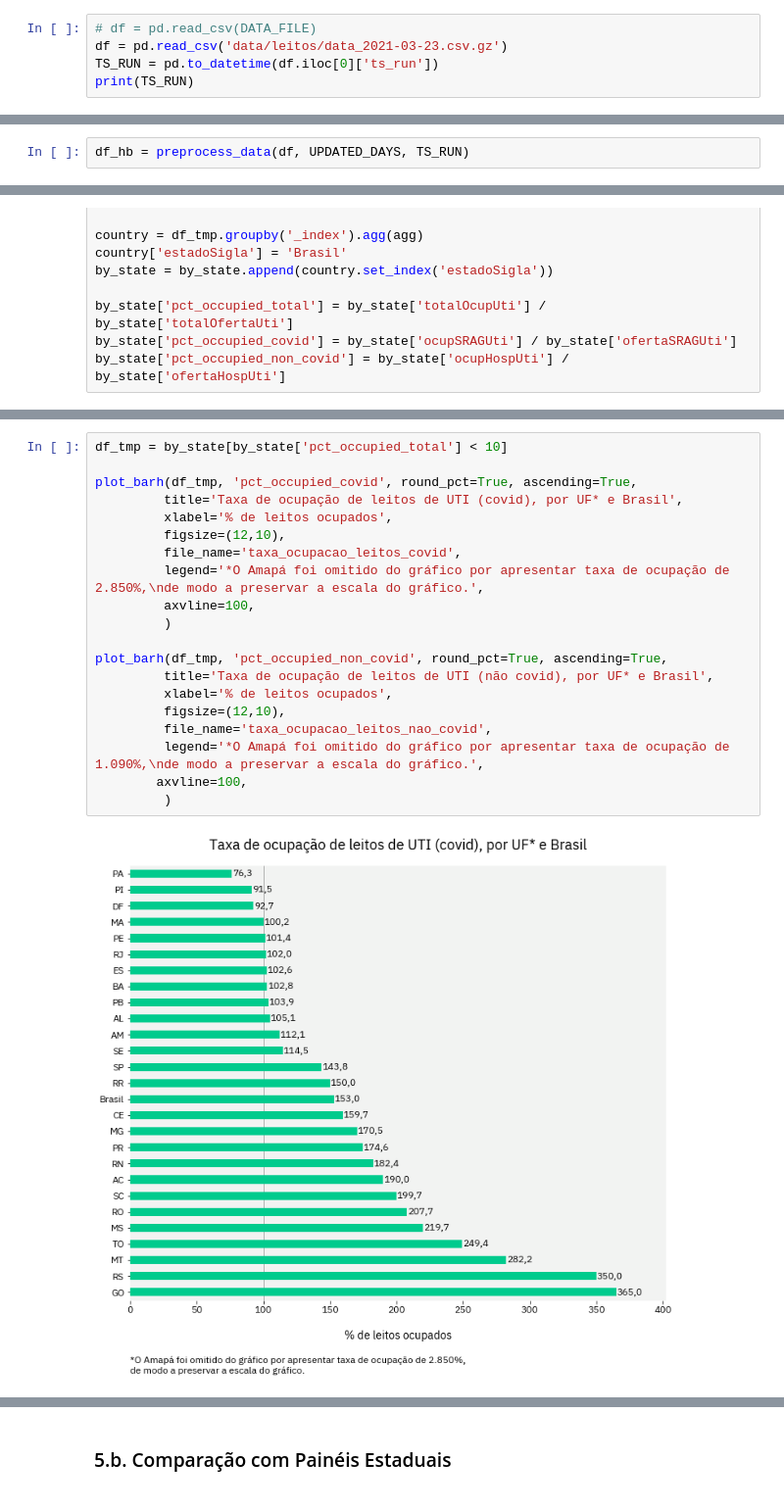
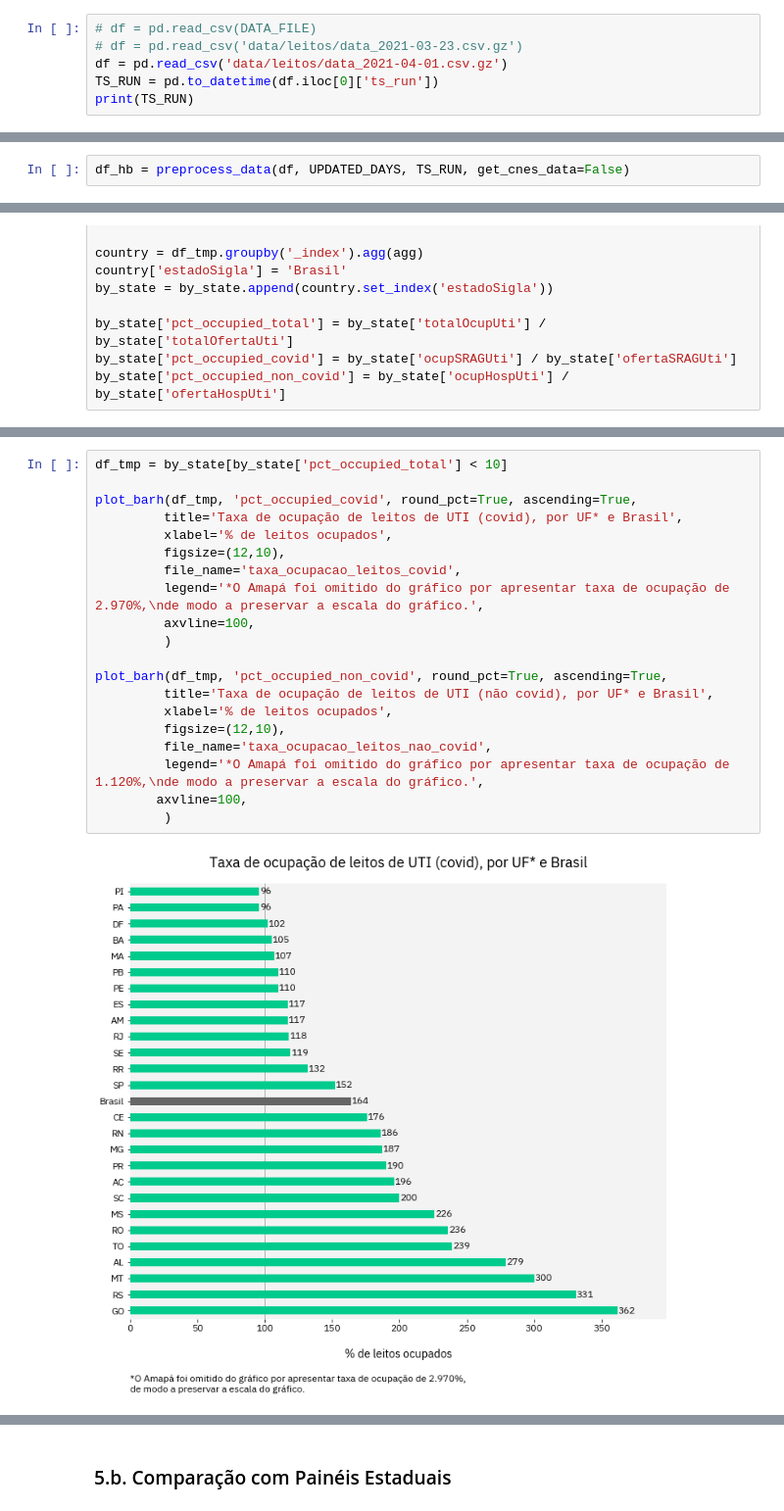
Before and after one commit to okfn-brasil/transparencia-leitos-covid-analise, a Jupyter notebook: Analysis.ipynb, the cells around one changed output, grey strips where cells are left out. Shown at 98% size. Drawn from its saved outputs; the diff is of its cells as text.

```diff
--- a/Analysis.ipynb
+++ b/Analysis.ipynb
@@ -42,6 +39,7 @@ data/leitos/data_2021-03-31.csv.gz
 # %%
 # df = pd.read_csv(DATA_FILE)
-df = pd.read_csv('data/leitos/data_2021-03-23.csv.gz')
+# df = pd.read_csv('data/leitos/data_2021-03-23.csv.gz')
+df = pd.read_csv('data/leitos/data_2021-04-01.csv.gz')
 TS_RUN = pd.to_datetime(df.iloc[0]['ts_run'])
 print(TS_RUN)
 # %% [output]
@@ -59,7 +57,7 @@ array(['_index', '_type', '_id', '_score', 'estado', 'estadoSigla',
 # %% [markdown]
 ### Preprocessar dados
 # %%
-df_hb = preprocess_data(df, UPDATED_DAYS, TS_RUN)
+df_hb = preprocess_data(df, UPDATED_DAYS, TS_RUN, get_cnes_data=False)
 # %% [markdown]
 ## 4. Análise sobre qualidade dos dados
 # %%
@@ -357,22 +310,22 @@ by_state['pct_occupied_non_covid'] = by_state['ocupHospUti'] / by_state['ofertaH
 # %%
 df_tmp = by_state[by_state['pct_occupied_total'] < 10]
 
 plot_barh(df_tmp, 'pct_occupied_covid', round_pct=True, ascending=True,
          title='Taxa de ocupação de leitos de UTI (covid), por UF* e Brasil',
          xlabel='% de leitos ocupados',
          figsize=(12,10),
          file_name='taxa_ocupacao_leitos_covid',
-         legend='*O Amapá foi omitido do gráfico por apresentar taxa de ocupação de 2.850%,\nde modo a preservar a escala do gráfico.',
+         legend='*O Amapá foi omitido do gráfico por apresentar taxa de ocupação de 2.970%,\nde modo a preservar a escala do gráfico.',
          axvline=100,
          )
 
 plot_barh(df_tmp, 'pct_occupied_non_covid', round_pct=True, ascending=True,
          title='Taxa de ocupação de leitos de UTI (não covid), por UF* e Brasil',
          xlabel='% de leitos ocupados',
          figsize=(12,10),
          file_name='taxa_ocupacao_leitos_nao_covid',
-         legend='*O Amapá foi omitido do gráfico por apresentar taxa de ocupação de 1.090%,\nde modo a preservar a escala do gráfico.',
+         legend='*O Amapá foi omitido do gráfico por apresentar taxa de ocupação de 1.120%,\nde modo a preservar a escala do gráfico.',
         axvline=100,
          )
 # %% [output]
-[figure, old version]
+[figure, new version]
```
Also changed, not shown: parts of 18 cells of this notebook, 21 other files.
